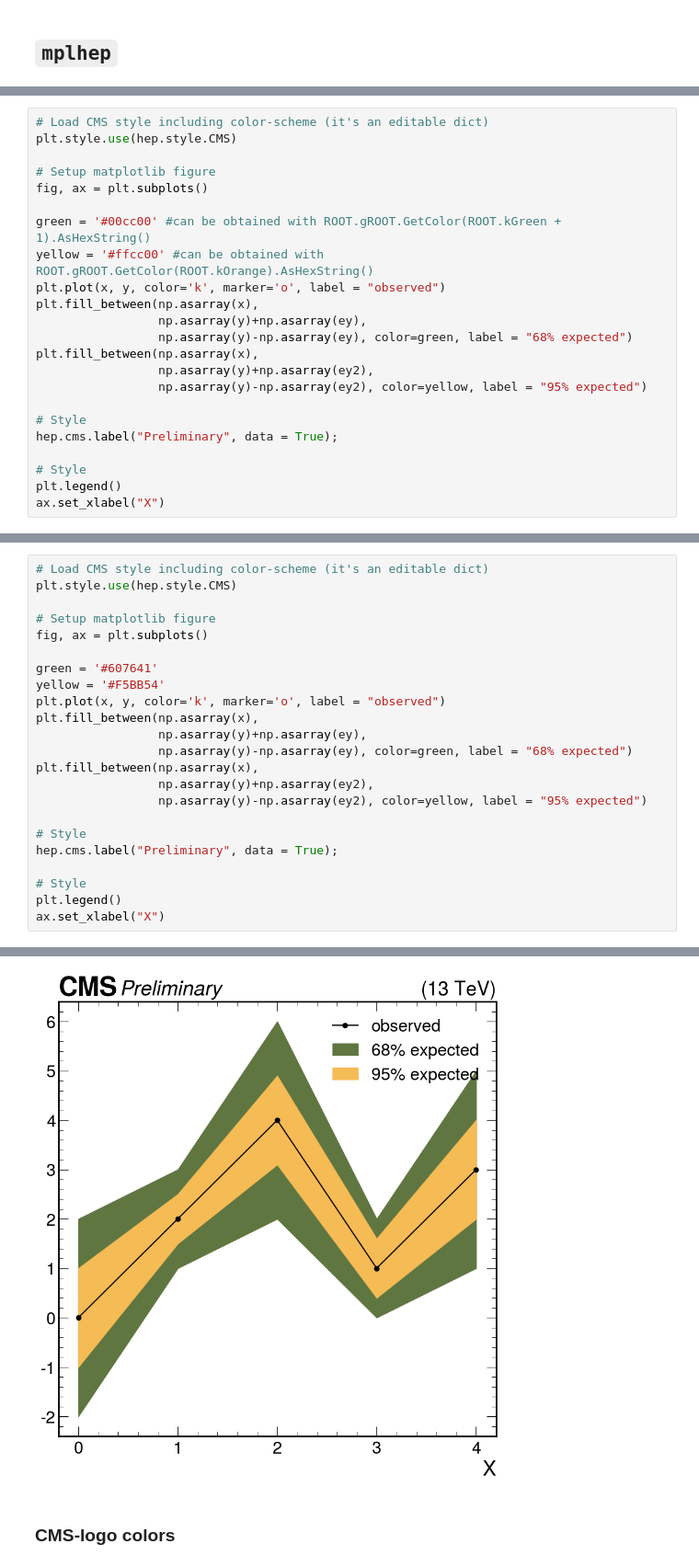
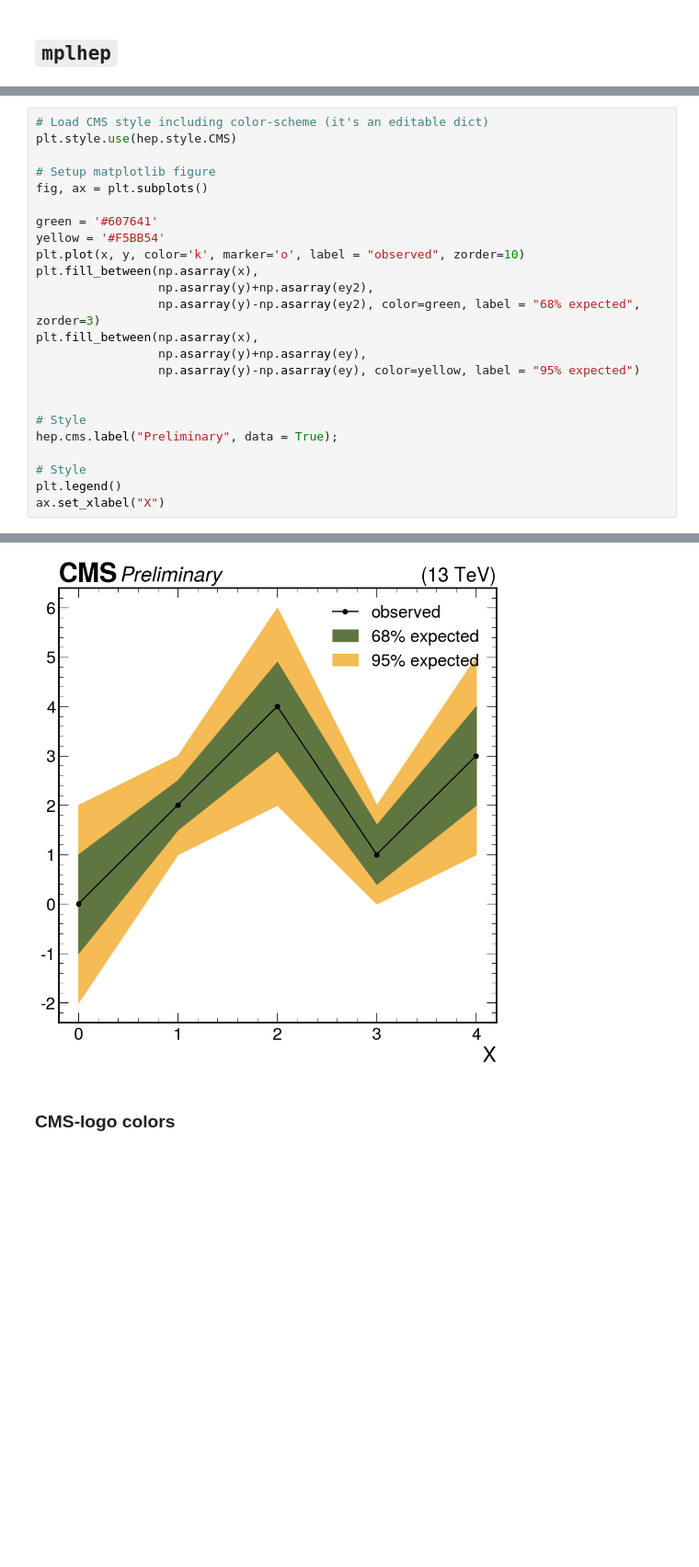
Before and after one commit to ttedeschi/tutorial_CAT, a Jupyter notebook: 3-tutorial_CAT_limitplot.ipynb, the cells around one changed output, grey strips where cells are left out. Shown at 92% size. Cells and saved outputs as stored; diff of their text form; blank space fills up the shorter version.

Commit message:
fix color inversion in limitplots and remove old green+yellow combination

```diff
--- a/3-tutorial_CAT_limitplot.ipynb
+++ b/3-tutorial_CAT_limitplot.ipynb
@@ -54,23 +49,0 @@ ey2 = [1, 0.5, 0.9, 0.6, 1]
-# %%
-# Load CMS style including color-scheme (it's an editable dict)
-plt.style.use(hep.style.CMS)
-
-# Setup matplotlib figure
-fig, ax = plt.subplots()
-
-green = '#00cc00' #can be obtained with ROOT.gROOT.GetColor(ROOT.kGreen + 1).AsHexString()
-yellow = '#ffcc00' #can be obtained with ROOT.gROOT.GetColor(ROOT.kOrange).AsHexString()
-plt.plot(x, y, color='k', marker='o', label = "observed")
-plt.fill_between(np.asarray(x),
-                 np.asarray(y)+np.asarray(ey),
-                 np.asarray(y)-np.asarray(ey), color=green, label = "68% expected")
-plt.fill_between(np.asarray(x),
-                 np.asarray(y)+np.asarray(ey2),
-                 np.asarray(y)-np.asarray(ey2), color=yellow, label = "95% expected")
-
-# Style
-hep.cms.label("Preliminary", data = True);
-
-# Style
-plt.legend()
-ax.set_xlabel("X")
@@ -82,29 +52,30 @@ Text(1, 0, 'X')
 # %%
 # Load CMS style including color-scheme (it's an editable dict)
 plt.style.use(hep.style.CMS)
 
 # Setup matplotlib figure
 fig, ax = plt.subplots()
 
 green = '#607641'
 yellow = '#F5BB54'
-plt.plot(x, y, color='k', marker='o', label = "observed")
+plt.plot(x, y, color='k', marker='o', label = "observed", zorder=10)
+plt.fill_between(np.asarray(x),
+                 np.asarray(y)+np.asarray(ey2),
+                 np.asarray(y)-np.asarray(ey2), color=green, label = "68% expected", zorder=3)
 plt.fill_between(np.asarray(x),
                  np.asarray(y)+np.asarray(ey),
-                 np.asarray(y)-np.asarray(ey), color=green, label = "68% expected")
-plt.fill_between(np.asarray(x),
-                 np.asarray(y)+np.asarray(ey2),
-                 np.asarray(y)-np.asarray(ey2), color=yellow, label = "95% expected")
+                 np.asarray(y)-np.asarray(ey), color=yellow, label = "95% expected")
+
 
 # Style
 hep.cms.label("Preliminary", data = True);
 
 # Style
 plt.legend()
 ax.set_xlabel("X")
 # %% [output]
 Text(1, 0, 'X')
-[figure, old version]
+[figure, new version]
 # %% [markdown]
 ### CMS-logo colors
 # %%
```
Also changed, not shown: parts of 11 cells of this notebook, 1 other file.
